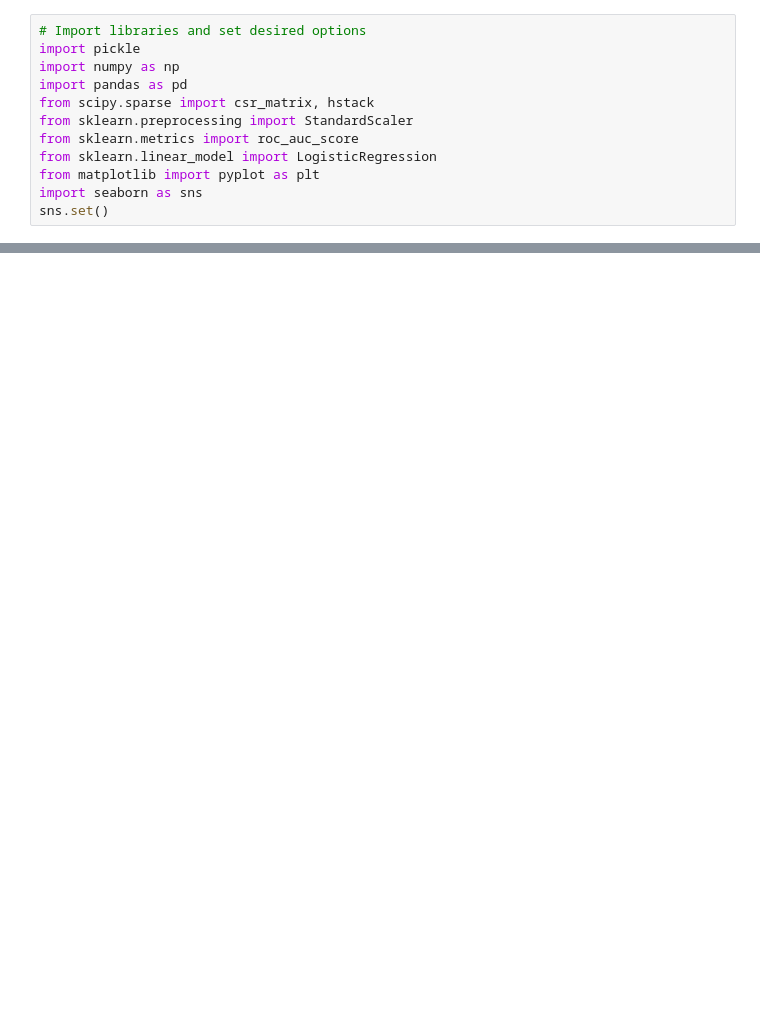
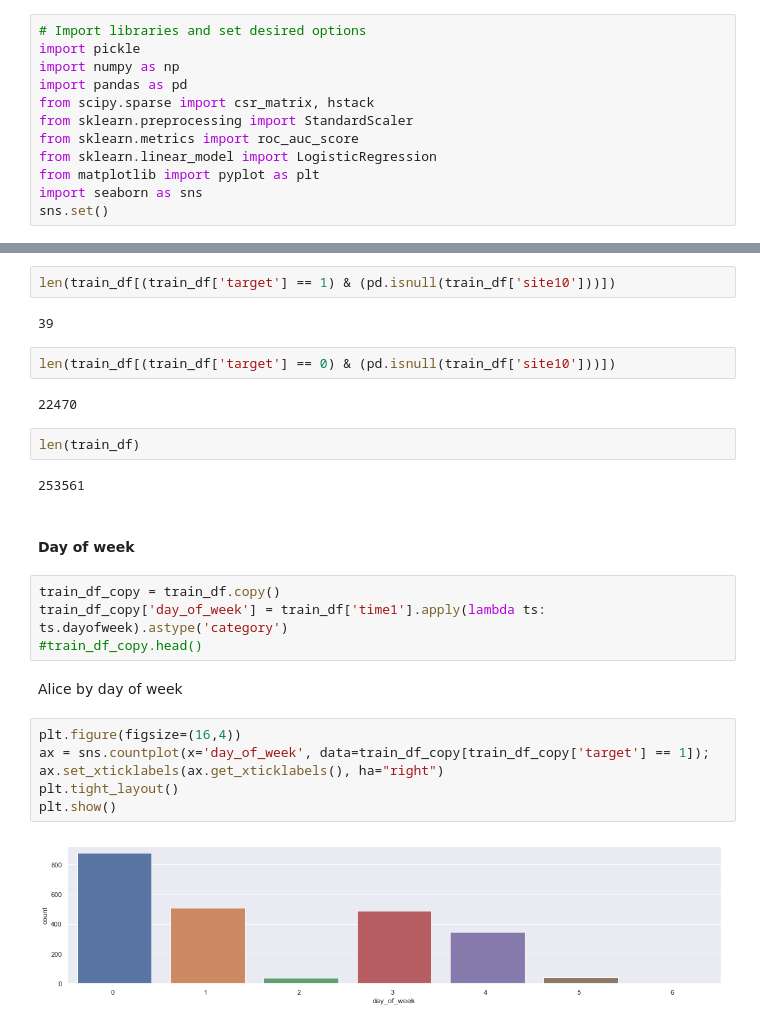
Before and after one commit to wtfleming/mlcourse.ai, a Jupyter notebook: jupyter_english/assignments_spring2019/assignment-1-part-1-submissions/data-exploration.ipynb, the cells around one changed output, grey strips where cells are left out. Cells and saved outputs as stored; diff of their text form; blank space fills up the shorter version.

Commit message:
work on solutions to alice

```diff
--- a/jupyter_english/assignments_spring2019/assignment-1-part-1-submissions/data-exploration.ipynb
+++ b/jupyter_english/assignments_spring2019/assignment-1-part-1-submissions/data-exploration.ipynb
@@ -34,0 +81,28 @@ train_df.head()
+# %%
+len(train_df[(train_df['target'] == 1) & (pd.isnull(train_df['site10']))])
+# %% [output]
+39
+# %%
+len(train_df[(train_df['target'] == 0) & (pd.isnull(train_df['site10']))])
+# %% [output]
+22470
+# %%
+len(train_df)
+# %% [output]
+253561
+# %% [markdown]
+#### Day of week
+# %%
+train_df_copy = train_df.copy()
+train_df_copy['day_of_week'] = train_df['time1'].apply(lambda ts: ts.dayofweek).astype('category')
+#train_df_copy.head()
+# %% [markdown]
+Alice by day of week
+# %%
+plt.figure(figsize=(16,4))
+ax = sns.countplot(x='day_of_week', data=train_df_copy[train_df_copy['target'] == 1]);
+ax.set_xticklabels(ax.get_xticklabels(), ha="right")
+plt.tight_layout()
+plt.show()
+# %% [output]
+[figure, added]
```
Also changed, not shown: parts of 17 cells of this notebook, 8 other files.
